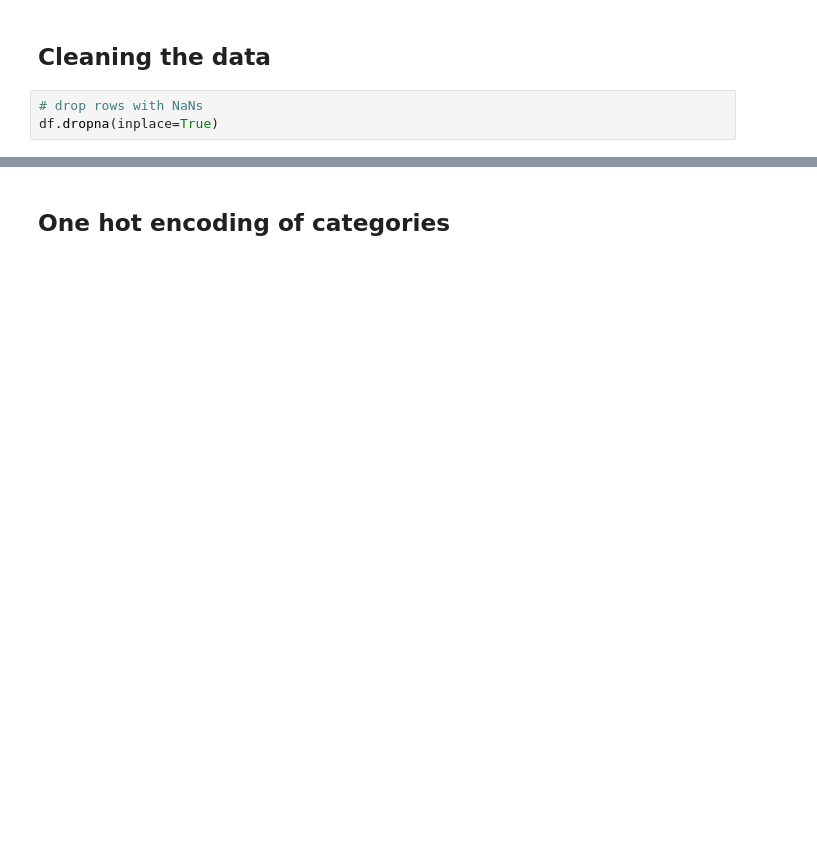
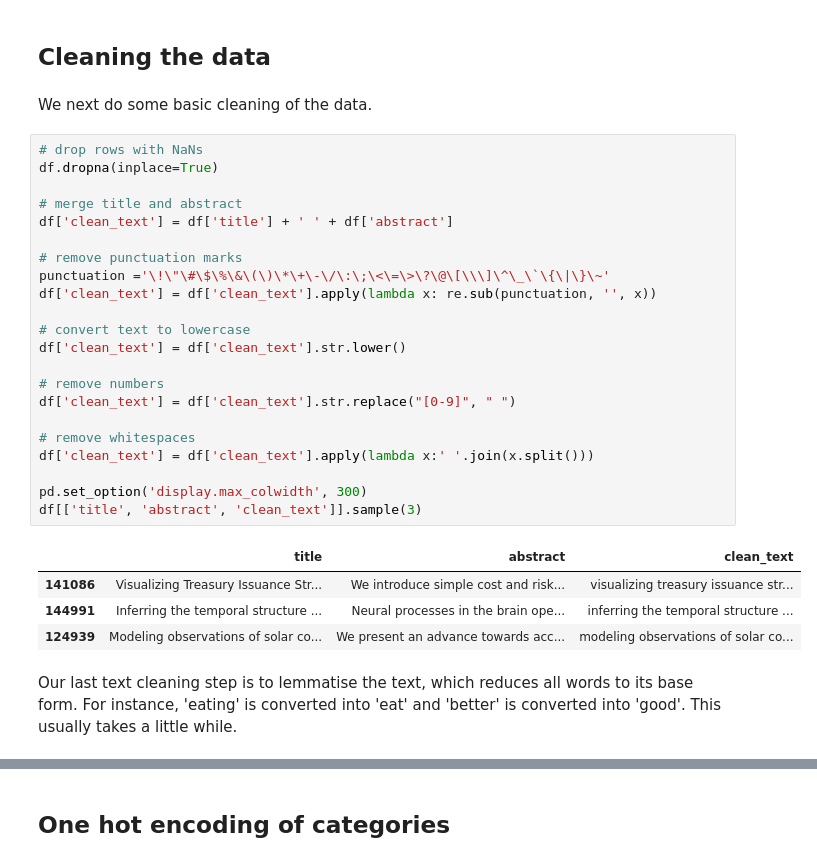
Before and after one commit to saattrupdan/scholarly, a Jupyter notebook: ArXiv analysis.ipynb, the cells around one changed output, grey strips where cells are left out. Drawn from its saved outputs; the diff is of its cells as text; blank space fills up the shorter version.

Commit message:
added more structure to the notebook

```diff
--- a/ArXiv analysis.ipynb
+++ b/ArXiv analysis.ipynb
@@ -72,5 +88,33 @@ Loaded metadata from 100 papers. Here are a few of them:
 # %% [markdown]
 <h2> Cleaning the data </h2>
-# %%
-# drop rows with NaNs
-df.dropna(inplace=True)
+# %% [markdown]
+We next do some basic cleaning of the data.
+# %%
+# drop rows with NaNs
+df.dropna(inplace=True)
+
+# merge title and abstract
+df['clean_text'] = df['title'] + ' ' + df['abstract']
+
+# remove punctuation marks
+punctuation ='\!\"\#\$\%\&\(\)\*\+\-\/\:\;\<\=\>\?\@\[\\\]\^\_\`\{\|\}\~'
+df['clean_text'] = df['clean_text'].apply(lambda x: re.sub(punctuation, '', x))
+
+# convert text to lowercase
+df['clean_text'] = df['clean_text'].str.lower()
+
+# remove numbers
+df['clean_text'] = df['clean_text'].str.replace("[0-9]", " ")
+
+# remove whitespaces
+df['clean_text'] = df['clean_text'].apply(lambda x:' '.join(x.split()))
+
+pd.set_option('display.max_colwidth', 300)
+df[['title', 'abstract', 'clean_text']].sample(3)
+# %% [output]
+|  | title | abstract | clean_text |
+| 141086 | Visualizing Treasury Issuance Str... | We introduce simple cost and risk... | visualizing treasury issuance str... |
+| 144991 | Inferring the temporal structure ... | Neural processes in the brain ope... | inferring the temporal structure ... |
+| 124939 | Modeling observations of solar co... | We present an advance towards acc... | modeling observations of solar co... |
+# %% [markdown]
+Our last text cleaning step is to lemmatise the text, which reduces all words to its base form. For instance, 'eating' is converted into 'eat' and 'better' is converted into 'good'. This usually takes a little while.
```
Also changed, not shown: parts of 34 cells of this notebook, 3 other files.
